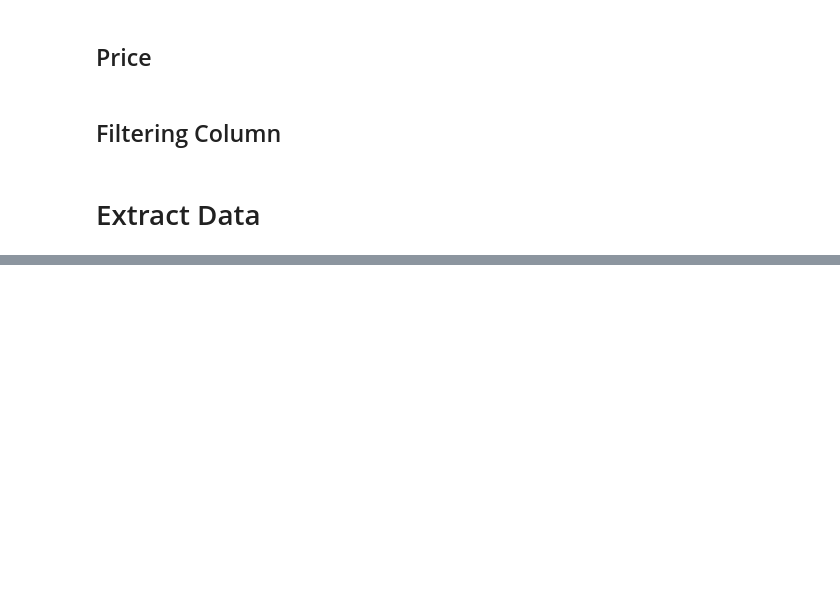
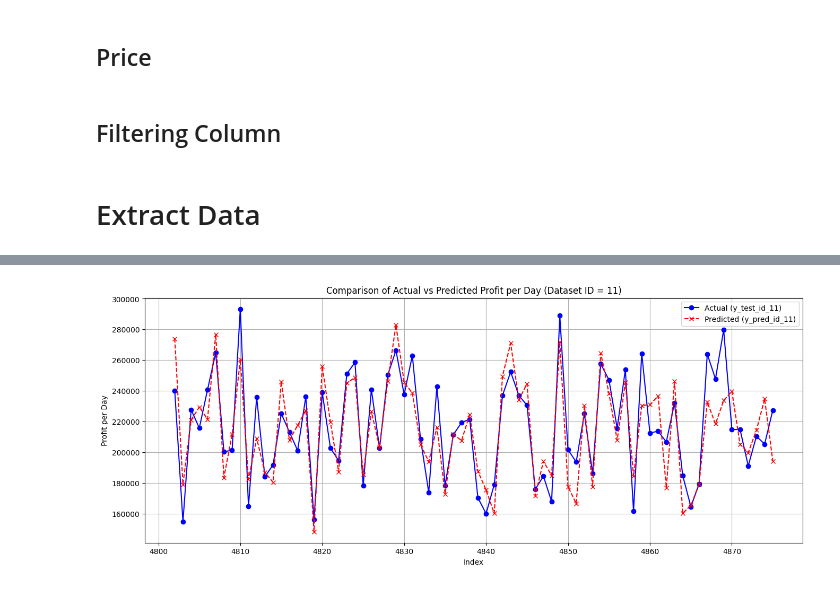
Before and after one commit to Bizniz-Corp/Pretrained-Prediksi-Profit-Model, a Jupyter notebook: Model/prediksiProfit.ipynb, the cells around one changed output, grey strips where cells are left out. Cells and saved outputs as stored; diff of their text form; code cells hidden in the pictures; blank space fills up the shorter version.

```diff
--- a/Model/prediksiProfit.ipynb
+++ b/Model/prediksiProfit.ipynb
@@ -314,0 +370,5 @@ listTestExtract = [process_aggregated_data(df) for df in listTestExtract]
+# %%
+X_train_full = pd.concat([data[0] for data in train_data], axis=0).reset_index(drop=True)
+y_train_full = pd.concat([data[1] for data in train_data], axis=0).reset_index(drop=True)
+X_test_full = pd.concat([data[0] for data in test_data], axis=0).reset_index(drop=True)
+y_test_full = pd.concat([data[1] for data in test_data], axis=0).reset_index(drop=True)
@@ -314,0 +504,38 @@ listTestExtract = [process_aggregated_data(df) for df in listTestExtract]
+# %%
+import matplotlib.pyplot as plt
+
+# Filter data untuk Dataset_ID = 11
+X_test_id_11 = X_test_full[X_test_full['Dataset_ID'] == 11]
+y_test_id_11 = y_test_full[X_test_full['Dataset_ID'] == 11]
+
+# Prediksi dengan model XGBoost
+y_pred_id_11 = model.predict(X_test_id_11)
+
+# Plot perbandingan
+plt.figure(figsize=figsize)
+plt.plot(
+    y_test_id_11.index,
+    y_test_id_11,
+    label='Actual (y_test_id_11)',
+    color='blue',
+    linestyle='-',
+    marker='o'
+)
+plt.plot(
+    y_test_id_11.index,
+    y_pred_id_11,
+    label='Predicted (y_pred_id_11)',
+    color='red',
+    linestyle='--',
+    marker='x'
+)
+
+# Tambahkan judul, label, dan legend
+plt.title('Comparison of Actual vs Predicted Profit per Day (Dataset ID = 11)')
+plt.xlabel('Index')
+plt.ylabel('Profit per Day')
+plt.legend()
+plt.grid(True)
+plt.show()
+# %% [output]
+[figure, added]
```
Also changed, not shown: parts of 21 cells of this notebook, 6 other files.
